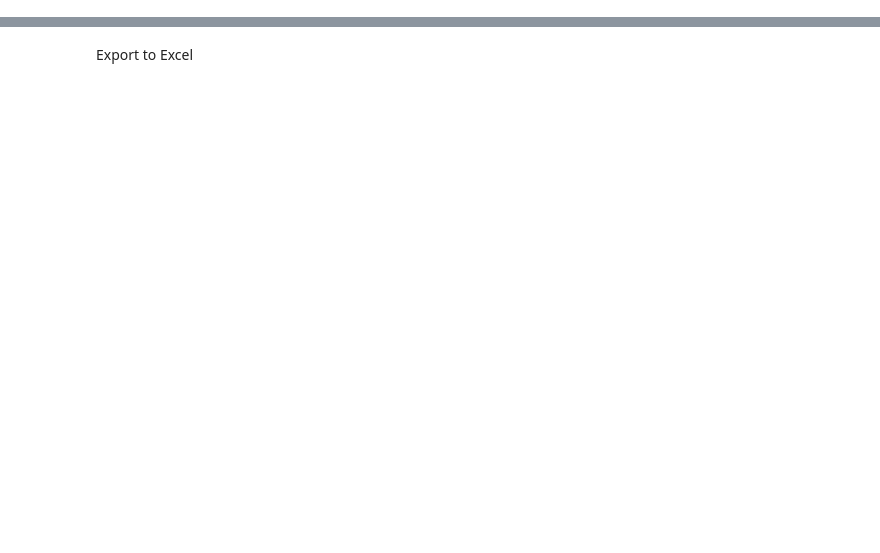
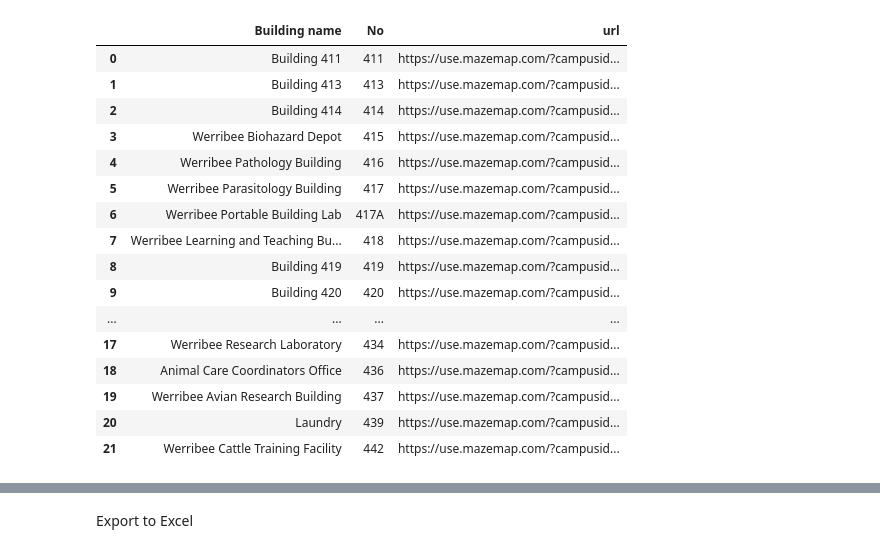
Before and after one commit to is0xjh25/hyperlink-pasting, a Jupyter notebook: unimelb_parkville_extraction.ipynb, the cells around one changed output, grey strips where cells are left out. Drawn from its saved outputs; the diff is of its cells as text; code cells hidden in the pictures; blank space fills up the shorter version.

```diff
--- a/unimelb_parkville_extraction.ipynb
+++ b/unimelb_parkville_extraction.ipynb
@@ -66,0 +60,4 @@ df_parkVille.head(5)
+# %%
+# Remove the last 6 characters from all values in the "Building name" column
+df_parkVille['Building name'] = df_parkVille['Building name'].apply(lambda x: x[0:len(x)-6])
+df_parkVille.head(5)
@@ -66,0 +71,29 @@ df_parkVille.head(5)
+# %%
+#Check blank building name
+id_blank_bd_name = df_parkVille['Building name']==''
+
+# Define a lambda function to update the URL string
+def update_building_name(row):
+    return ('Building ' +row['No'])
+
+# Apply the lambda function to the "no" column and assign the results to a new column "url"
+df_parkVille.loc[id_blank_bd_name,'Building name'] = df_parkVille.apply(update_building_name, axis=1)
+df_parkVille
+# %% [output]
+|  | Building name | No | url |
+| 0 | Building 411 | 411 | https://use.mazemap.com/?campusid... |
+| 1 | Building 413 | 413 | https://use.mazemap.com/?campusid... |
+| 2 | Building 414 | 414 | https://use.mazemap.com/?campusid... |
+| 3 | Werribee Biohazard Depot | 415 | https://use.mazemap.com/?campusid... |
+| 4 | Werribee Pathology Building | 416 | https://use.mazemap.com/?campusid... |
+| 5 | Werribee Parasitology Building | 417 | https://use.mazemap.com/?campusid... |
+| 6 | Werribee Portable Building Lab | 417A | https://use.mazemap.com/?campusid... |
+| 7 | Werribee Learning and Teaching Bu... | 418 | https://use.mazemap.com/?campusid... |
+| 8 | Building 419 | 419 | https://use.mazemap.com/?campusid... |
+| 9 | Building 420 | 420 | https://use.mazemap.com/?campusid... |
+| ... | ... | ... | ... |
+| 17 | Werribee Research Laboratory | 434 | https://use.mazemap.com/?campusid... |
+| 18 | Animal Care Coordinators Office | 436 | https://use.mazemap.com/?campusid... |
+| 19 | Werribee Avian Research Building | 437 | https://use.mazemap.com/?campusid... |
+| 20 | Laundry | 439 | https://use.mazemap.com/?campusid... |
+| 21 | Werribee Cattle Training Facility | 442 | https://use.mazemap.com/?campusid... |
```
Also changed, not shown: parts of 11 cells of this notebook, 2 other files.
